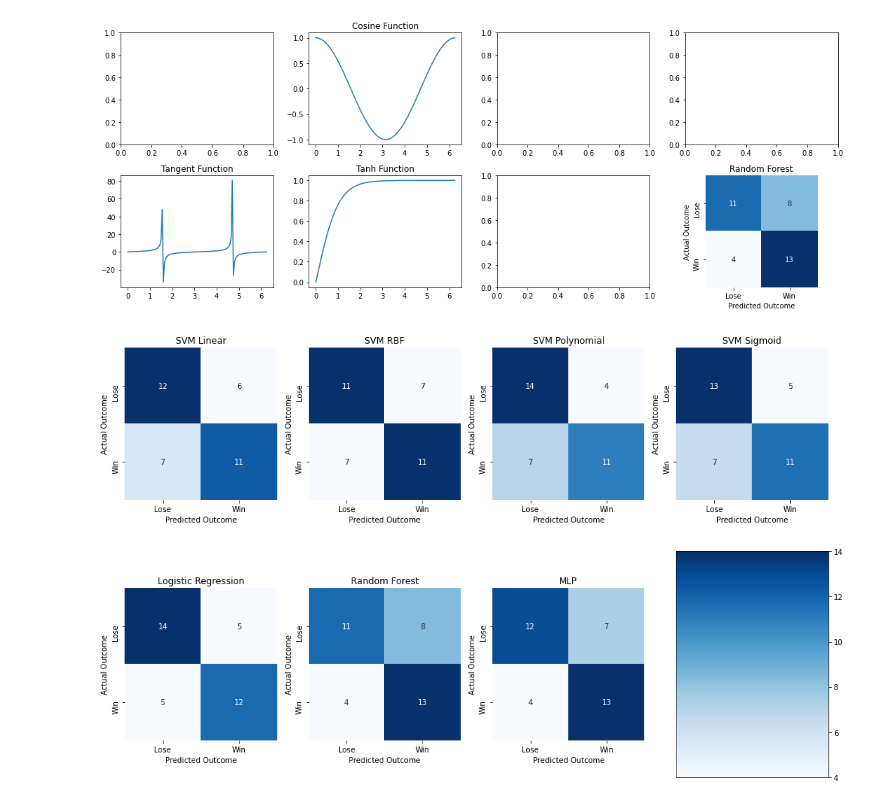
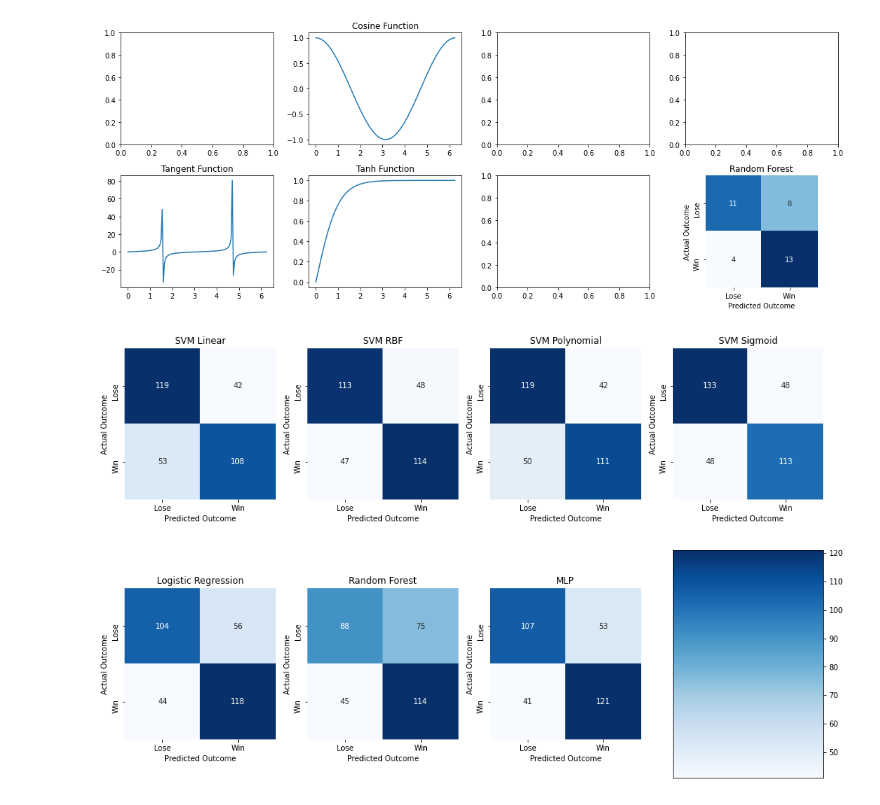
Before and after one commit to schiang28/Rouse, a Jupyter notebook: confusionmatrix.ipynb, the cells around one changed output. Cells and saved outputs as stored; diff of their text form; code cells hidden in the pictures.

```diff
--- a/confusionmatrix.ipynb
+++ b/confusionmatrix.ipynb
@@ -140,44 +140,44 @@ plt.show()
 # %%
 fig, axs = plt.subplots(nrows=2,ncols=4, figsize=(14,9))
 
 def heatmap(data,a,b):
-    return sns.heatmap(data, annot = True, cmap='Blues', cbar=False, square=True,yticklabels=['Lose','Win'], xticklabels=['Lose','Win'],ax=axs[a,b])
+    return sns.heatmap(data, annot = True, cmap='Blues', cbar=False, square=True,yticklabels=['Lose','Win'], xticklabels=['Lose','Win'],ax=axs[a,b], fmt='.3g')
 
-heatmap(np.array([[11,  8],
-       [ 4, 13]]),1,1)
-heatmap(np.array([[12,  6],
-       [ 7, 11]]),0,0)
-heatmap(np.array([[11,  7],
-       [ 7, 11]]),0,1)
-heatmap(np.array([[14, 4],
-       [ 7, 11]]),0,2)
-heatmap(np.array([[13, 5],
-       [ 7, 11]]),0,3)
-heatmap(np.array([[14, 5],
-       [ 5, 12]]),1,0)
-heatmap(np.array([[12, 7],
-       [ 4, 13]]),1,2)
+heatmap(np.array([[88,  75],
+       [ 45, 114]]),1,1)
+heatmap(np.array([[119,  42],
+       [ 53, 108]]),0,0)
+heatmap(np.array([[113,  48],
+       [ 47, 114]]),0,1)
+heatmap(np.array([[119, 42],
+       [ 50, 111]]),0,2)
+heatmap(np.array([[133, 48],
+       [ 48, 113]]),0,3)
+heatmap(np.array([[104, 56],
+       [ 44, 118]]),1,0)
+heatmap(np.array([[107, 53],
+       [ 41, 121]]),1,2)
 
 
 for i in range(2):
     for j in range(3):
         axs[i,j].set_xlabel('Predicted Outcome')
         axs[i,j].set_ylabel('Actual Outcome')
 axs[0,3].set_xlabel('Predicted Outcome')
 axs[0,3].set_ylabel('Actual Outcome')
 
 axs[0,0].set_title('SVM Linear')
 axs[0,1].set_title('SVM RBF')
 axs[0,2].set_title('SVM Polynomial')
 axs[0,3].set_title('SVM Sigmoid')
 axs[1,0].set_title('Logistic Regression')
 axs[1,1].set_title('Random Forest')
 axs[1,2].set_title('MLP')
 
 
-fig.colorbar(axs[0,2].collections[0], cax=axs[1,3])
+fig.colorbar(axs[1,2].collections[0], cax=axs[1,3])
 plt.savefig('confusionmatrices.pdf', dpi=300)
 fig.tight_layout()
 plt.show()
 # %% [output]
-[figure, old version]
+[figure, new version]
```
Also changed, not shown: 3 other files.
